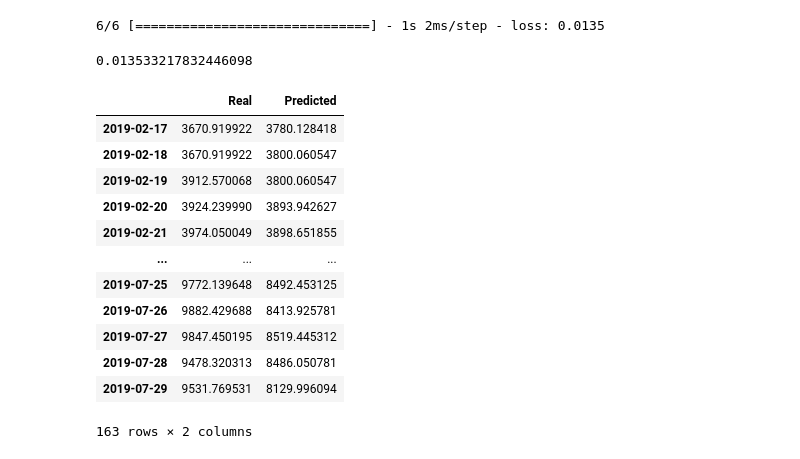
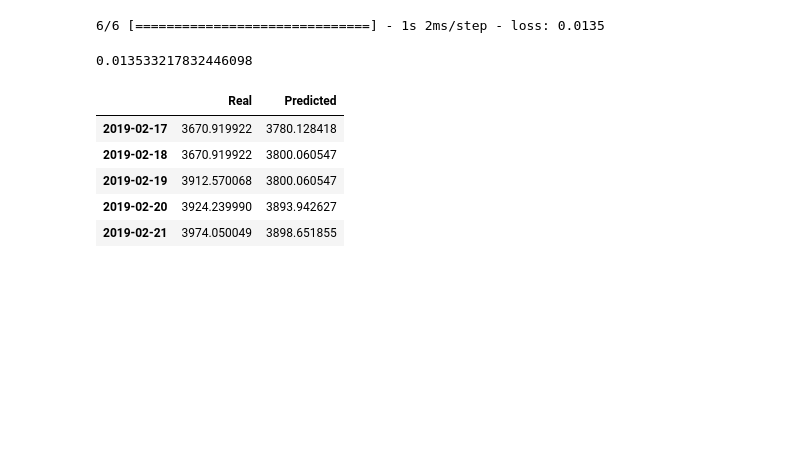
Before and after one commit to kary2003/14-LSTM_Stock_Predictor, a Jupyter notebook: lstm_stock_predictor_closing.ipynb, the cells around one changed output. Cells and saved outputs as stored; diff of their text form; code cells hidden in the pictures; blank space fills up the shorter version.

Commit message:
lstm_stock_predictor_fng update

```diff
--- a/lstm_stock_predictor_closing.ipynb
+++ b/lstm_stock_predictor_closing.ipynb
@@ -276,24 +276,17 @@ real_prices =scaler.inverse_transform(y_test.reshape(-1, 1))
 # %%
 # Create a DataFrame of Real and Predicted values
 stocks = pd.DataFrame({
     "Real": real_prices.ravel(),
     "Predicted": predicted_prices.ravel()
 }, index = df.index[-len(real_prices): ])
-stocks
+stocks.head()
 # %% [output]
 |  | Real | Predicted |
 | 2019-02-17 | 3670.919922 | 3780.128418 |
 | 2019-02-18 | 3670.919922 | 3800.060547 |
 | 2019-02-19 | 3912.570068 | 3800.060547 |
 | 2019-02-20 | 3924.239990 | 3893.942627 |
 | 2019-02-21 | 3974.050049 | 3898.651855 |
-| ... | ... | ... |
-| 2019-07-25 | 9772.139648 | 8492.453125 |
-| 2019-07-26 | 9882.429688 | 8413.925781 |
-| 2019-07-27 | 9847.450195 | 8519.445312 |
-| 2019-07-28 | 9478.320313 | 8486.050781 |
-| 2019-07-29 | 9531.769531 | 8129.996094 |
-163 rows × 2 columns
 # %%
 # Plot the real vs predicted values as a line chart
 stocks.hvplot(title='closing prices for a 1 day window')
```
Also changed, not shown: parts of 1 cell of this notebook, 1 other file.
